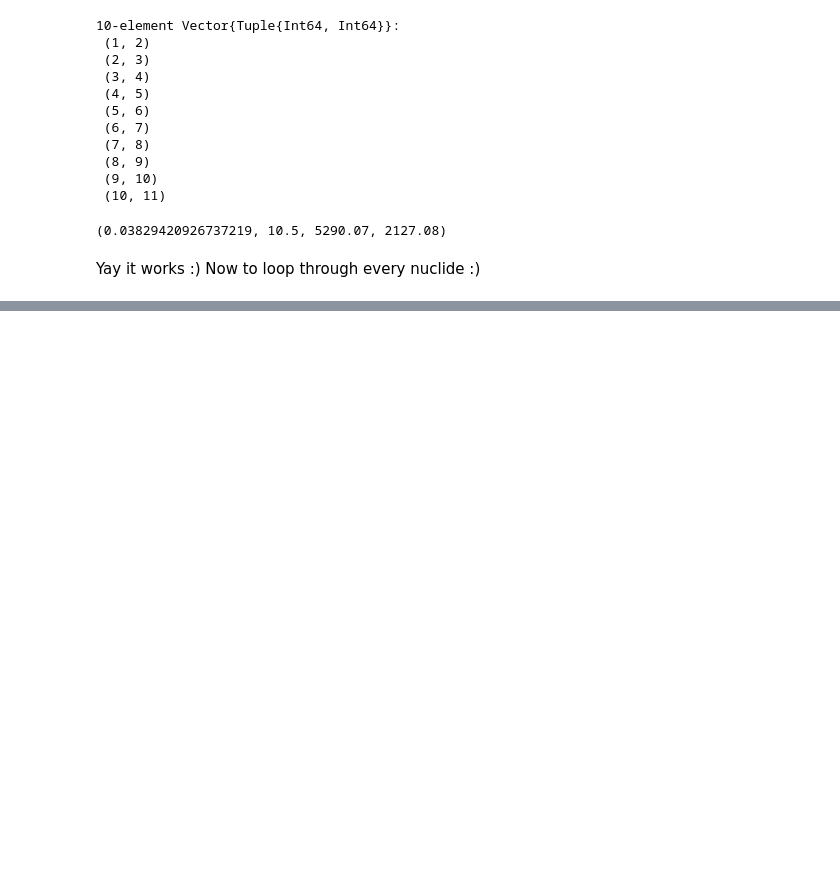
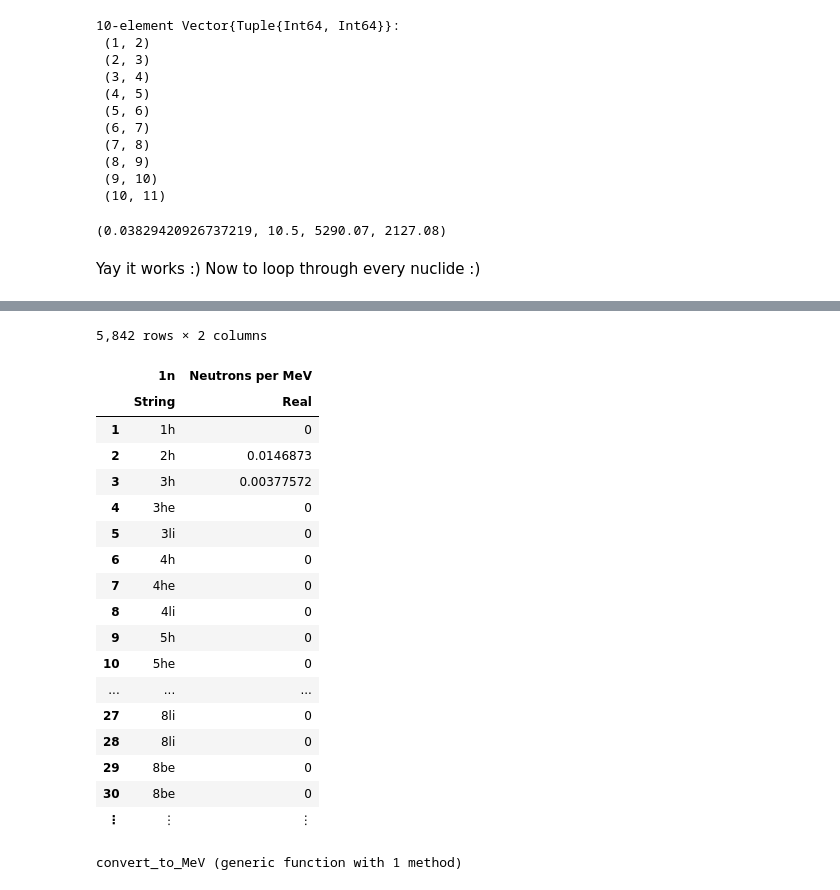
Before and after one commit to MarcosP7635/Energy, a Jupyter notebook: JupyterNotebooks/min_energy_produce_neutron.ipynb, the cells around one changed output, grey strips where cells are left out. Drawn from its saved outputs; the diff is of its cells as text; code cells hidden in the pictures; blank space fills up the shorter version.

Commit message:
imported binding energies. working on plotting against neutrons per MeV

```diff
--- a/JupyterNotebooks/min_energy_produce_neutron.ipynb
+++ b/JupyterNotebooks/min_energy_produce_neutron.ipynb
@@ -262,19 +262,28 @@ a = [(x, x+1) for x in 1:10]
  (10, 11)
 # %%
 function find_max_neutrons_per_energy(nuclide)
-    df_total = get_total_neutron_cross_section(nuclide)
-    neutron_tuples = get_neutron_production_cross_sections(nuclide)
-    max_neutrons_per_energy_list = [find_max_neutrons_per_energy(df[!, "E(MeV)"],
-                                    df_total[!, "E(MeV)"], df_total[!, "xs(mb)"],
-                                    df[!, "xs(mb)"], neutrons)
-                                    for (df, neutrons) in neutron_tuples]
-    max_neutrons_per_energy_filtered = [output[1] for output in
-                                        max_neutrons_per_energy_list]
-    best_index = argmax(max_neutrons_per_energy_filtered)
-    return max_neutrons_per_energy_list[best_index]
+    try
+        df_total = get_total_neutron_cross_section(nuclide)
+        neutron_tuples = get_neutron_production_cross_sections(nuclide)
+        max_neutrons_per_energy_list = [find_max_neutrons_per_energy(df[!, "E(MeV)"],
+                                        df_total[!, "E(MeV)"], df_total[!, "xs(mb)"],
+                                        df[!, "xs(mb)"], neutrons)
+                                        for (df, neutrons) in neutron_tuples]
+        max_neutrons_per_energy_filtered = [output[1] for output in
+                                            max_neutrons_per_energy_list]
+        best_index = argmax(max_neutrons_per_energy_filtered)
+        return max_neutrons_per_energy_list[best_index]
+    catch
+        err_msg = "did not work for " * nuclide
+        print(err_msg)
+        return [0]
+    end
 end
 find_max_neutrons_per_energy("227Ac")
 # %% [output]
 (0.03829420926737219, 10.5, 5290.07, 2127.08)
 # %% [markdown]
 Yay it works :) Now to loop through every nuclide :)
+# %%
+nuclide_df[!, "Neutrons per MeV"] = [find_max_neutrons_per_energy(nuclide)[1]
+                                    for nuclide in nuclide_df[!,1]]
@@ -280,0 +309,37 @@ Yay it works :) Now to loop through every nuclide :)
+# %%
+nuclide_df
+# %% [output]
+5,842 rows × 2 columns
+|  | 1n | Neutrons per MeV |
+|  | String | Real |
+| 1 | 1h | 0 |
+| 2 | 2h | 0.0146873 |
+| 3 | 3h | 0.00377572 |
+| 4 | 3he | 0 |
+| 5 | 3li | 0 |
+| 6 | 4h | 0 |
+| 7 | 4he | 0 |
+| 8 | 4li | 0 |
+| 9 | 5h | 0 |
+| 10 | 5he | 0 |
+| ... | ... | ... |
+| 27 | 8li | 0 |
+| 28 | 8li | 0 |
+| 29 | 8be | 0 |
+| 30 | 8be | 0 |
+| ⋮ | ⋮ | ⋮ |
+# %%
+amu_df[!,"Binding energy per nucleon (keV)"]
+function convert_to_MeV(energy)
+    try
+        return parse(Float64, energy) / Rational(1000)
+    catch
+        try
+            return parse(Float64, energy[1:end-1]) / Rational(1000)
+        catch
+            return energy #should be "missing"
+        end
+    end
+end
+# %% [output]
+convert_to_MeV (generic function with 1 method)
```
Also changed, not shown: parts of 7 cells of this notebook, 1 other file.
